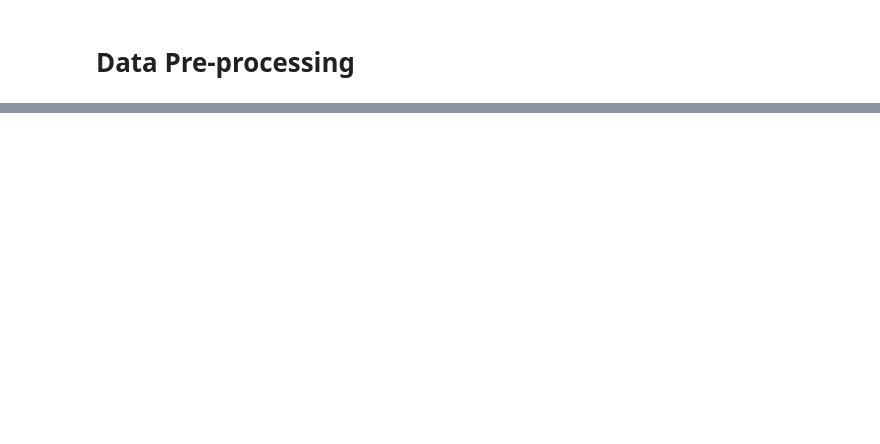
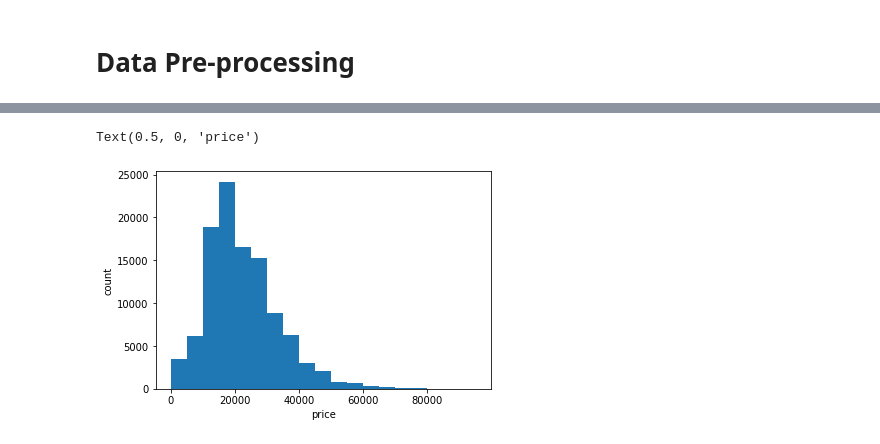
Before and after one commit to dericatienza/udacity-mlnd-capstone-project, a Jupyter notebook: data_preprocessing.ipynb, the cells around one changed output, grey strips where cells are left out. Drawn from its saved outputs; the diff is of its cells as text; code cells hidden in the pictures; blank space fills up the shorter version.

```diff
--- a/data_preprocessing.ipynb
+++ b/data_preprocessing.ipynb
@@ -36,0 +32,4 @@ df
+# %%
+df = df.sample(frac=1)
+
+df
@@ -36,0 +50,7 @@ df
+# %%
+model_counts = df['model'].value_counts()
+model_counts = model_counts[model_counts >= 6]
+
+df = df[df['model'].isin(model_counts.index)]
+
+df
@@ -44,11 +78,9 @@ def one_hot_encode(df, feature):
 # %%
 encoded_df = df.copy()
 
-features = ['model', 'transmission', 'paint_color', 'fuel', 'type', 'drive', 'size', 'condition']
+features = ['transmission', 'paint_color', 'fuel', 'type', 'drive', 'size', 'condition']
 
 for feature in features:
     encoded_df = one_hot_encode(encoded_df, feature)
 
 encoded_df = encoded_df.drop(columns=features)
-
-encoded_df
@@ -96,0 +106,8 @@ encoded_df
+# %%
+bin_edges = np.arange(0, encoded_df['price'].max()+5000, 5000)
+plt.hist(x=encoded_df['price'], bins=bin_edges)
+plt.ylabel('count')
+plt.xlabel('price')
+# %% [output]
+Text(0.5, 0, 'price')
+[figure, added]
```
Also changed, not shown: parts of 13 cells of this notebook, 1 other file.
